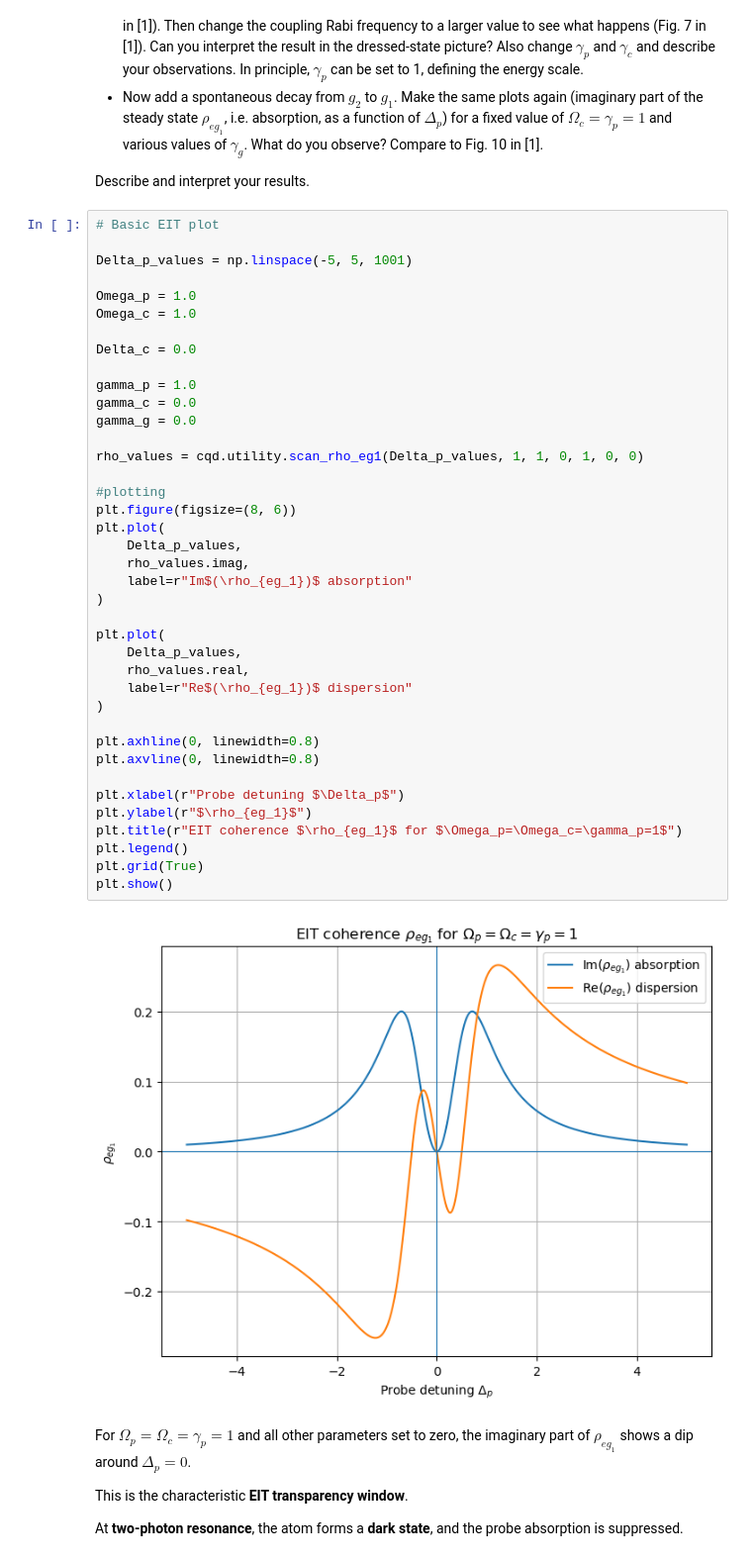
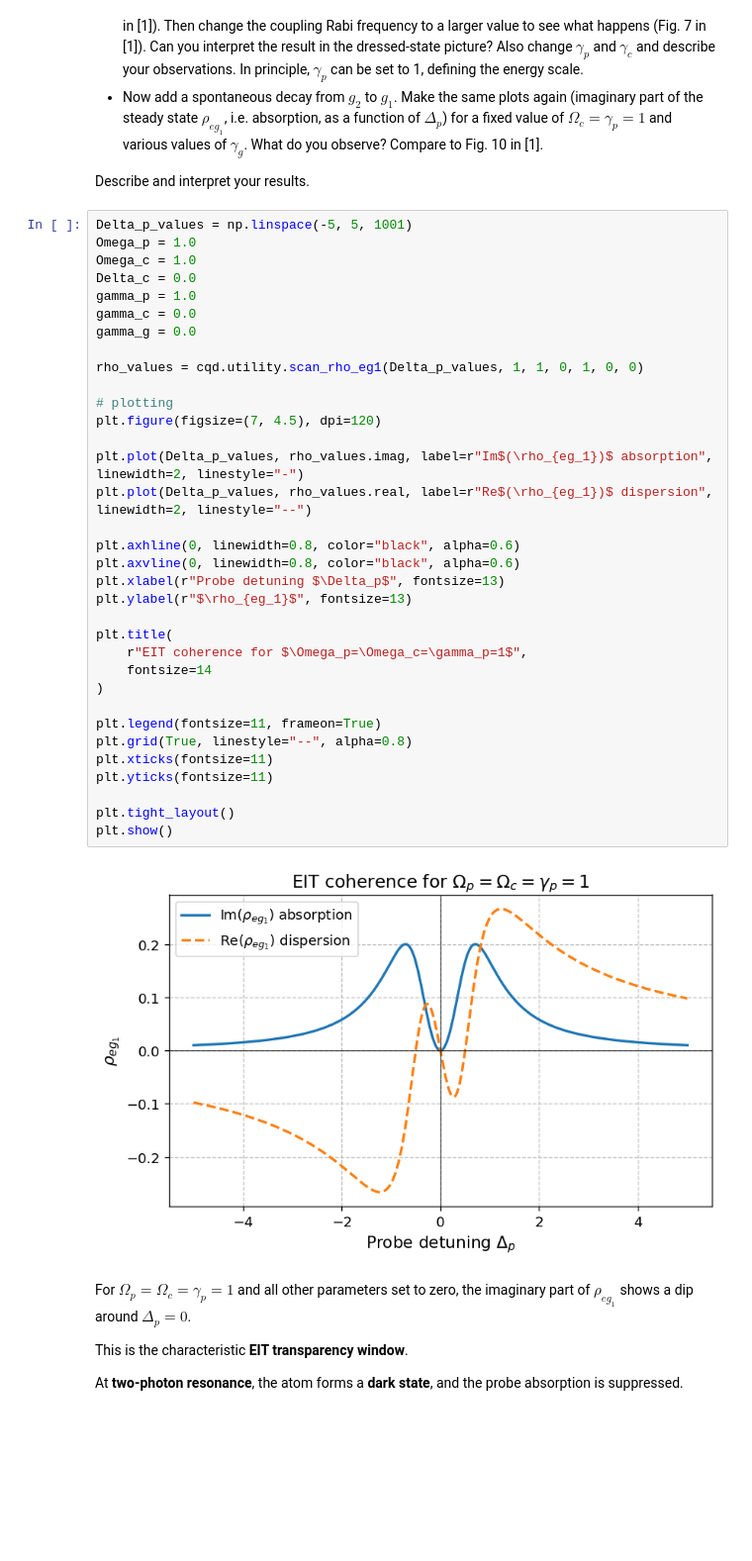
Before and after one commit to Abiyzelalem27/CQD_SS26, a Jupyter notebook: Solutions/exercise11_sol.ipynb, the cells around one changed output. Shown at 99% size. Drawn from its saved outputs; the diff is of its cells as text; blank space fills up the shorter version.

```diff
--- a/Solutions/exercise11_sol.ipynb
+++ b/Solutions/exercise11_sol.ipynb
@@ -153,46 +139,41 @@ Do they match? True
 
 Describe and interpret your results.
 # %%
-# Basic EIT plot
-
 Delta_p_values = np.linspace(-5, 5, 1001)
-
 Omega_p = 1.0
 Omega_c = 1.0
-
 Delta_c = 0.0
-
 gamma_p = 1.0
 gamma_c = 0.0
 gamma_g = 0.0
 
 rho_values = cqd.utility.scan_rho_eg1(Delta_p_values, 1, 1, 0, 1, 0, 0)
 
-#plotting
-plt.figure(figsize=(8, 6))
-plt.plot(
-    Delta_p_values,
-    rho_values.imag,
-    label=r"Im$(\rho_{eg_1})$ absorption"
+# plotting
+plt.figure(figsize=(7, 4.5), dpi=120)
+
+plt.plot(Delta_p_values, rho_values.imag, label=r"Im$(\rho_{eg_1})$ absorption", linewidth=2, linestyle="-")
+plt.plot(Delta_p_values, rho_values.real, label=r"Re$(\rho_{eg_1})$ dispersion", linewidth=2, linestyle="--")
+
+plt.axhline(0, linewidth=0.8, color="black", alpha=0.6)
+plt.axvline(0, linewidth=0.8, color="black", alpha=0.6)
+plt.xlabel(r"Probe detuning $\Delta_p$", fontsize=13)
+plt.ylabel(r"$\rho_{eg_1}$", fontsize=13)
+
+plt.title(
+    r"EIT coherence for $\Omega_p=\Omega_c=\gamma_p=1$",
+    fontsize=14
 )
 
-plt.plot(
-    Delta_p_values,
-    rho_values.real,
-    label=r"Re$(\rho_{eg_1})$ dispersion"
-)
+plt.legend(fontsize=11, frameon=True)
+plt.grid(True, linestyle="--", alpha=0.8)
+plt.xticks(fontsize=11)
+plt.yticks(fontsize=11)
 
-plt.axhline(0, linewidth=0.8)
-plt.axvline(0, linewidth=0.8)
-
-plt.xlabel(r"Probe detuning $\Delta_p$")
-plt.ylabel(r"$\rho_{eg_1}$")
-plt.title(r"EIT coherence $\rho_{eg_1}$ for $\Omega_p=\Omega_c=\gamma_p=1$")
-plt.legend()
-plt.grid(True)
+plt.tight_layout()
 plt.show()
 # %% [output]
-[figure, old version]
+[figure, new version]
 # %% [markdown]
 For $\Omega_p=\Omega_c=\gamma_p=1$ and all other parameters set to zero, the imaginary part of $\rho_{eg_1}$ shows a dip around $\Delta_p=0$.
 
```
Also changed, not shown: parts of 23 cells of this notebook.
